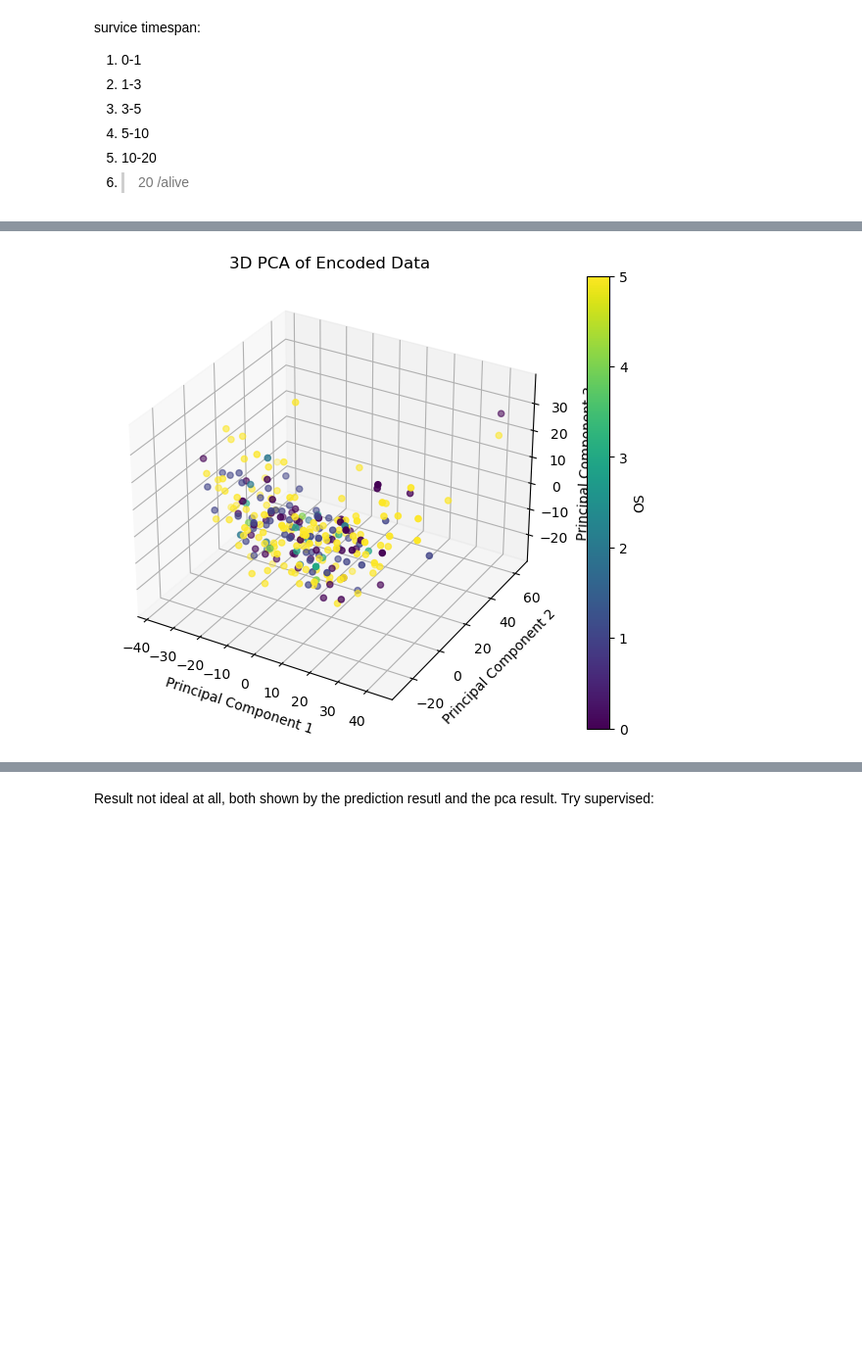
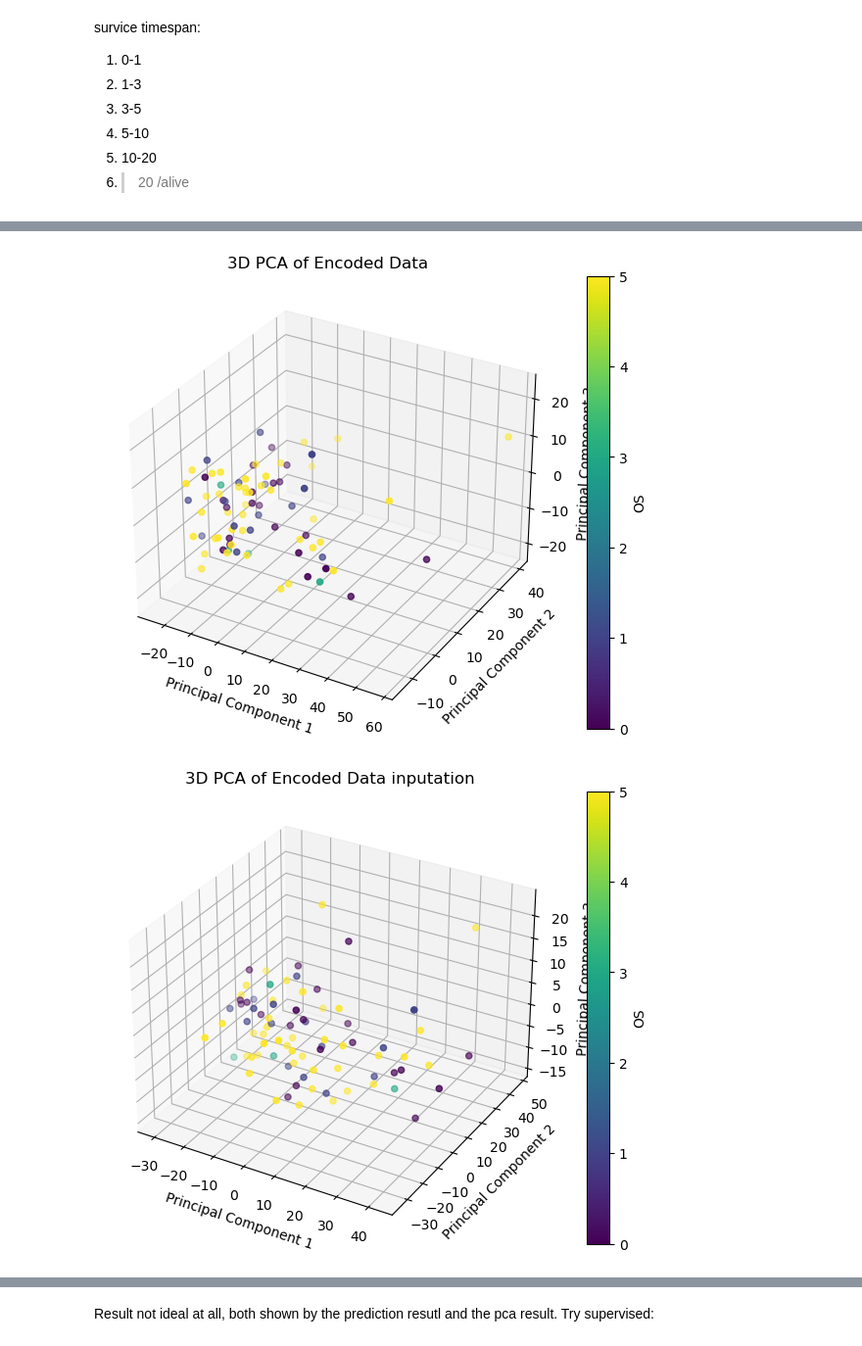
Before and after one commit to smgjch/HSAE, a Jupyter notebook: dataProcess.ipynb, the cells around one changed output, grey strips where cells are left out. Shown at 98% size. Saved outputs shown, nothing was run; the diff lists cells and outputs as text; code cells hidden in the pictures; blank space fills up the shorter version.

```diff
--- a/dataProcess.ipynb
+++ b/dataProcess.ipynb
@@ -273,11 +360,12 @@ WARNING:tensorflow:From C:\Users\JCH\AppData\Roaming\Python\Python311\site-packa
 # %%
 merged_df = merged_df.drop('case_submitter_id', axis=1)
+merged_df = merged_df.drop('ajcc_pathologic_stage', axis=1)
 other = merged_df.columns.drop("days_to_death")
 X_train, X_test, y_train, y_test = train_test_split(merged_df[other], merged_df["days_to_death"],
                                                     train_size=0.75,
                                                     random_state=1)
 # %%
-merged_df_no_inputation = merged_df_no_inputation.drop('case_submitter_id', axis=1)
+merged_df_no_inputation = merged_df.drop(columns, axis=1)
 other = merged_df_no_inputation.columns.drop("days_to_death")
 X_train_no_inputation, X_test_no_inputation, y_train_no_inputation, y_test_no_inputation = train_test_split(merged_df_no_inputation[other], merged_df_no_inputation["days_to_death"],
                                                     train_size=0.75,
@@ -325,6 +401,7 @@ bottleneck = Dense(6, activation='relu')(encoder)
 # Define the decoder (mirror the encoder)
 decoder = Dense(32, activation='relu')(bottleneck)
 decoder = Dense(64, activation='relu')(decoder)
+encoder_model= Model(inputs=input_layer, outputs=bottleneck)
 
 # Output layer
 output_layer = Dense(n_features, activation='sigmoid')(decoder)
@@ -448,5 +519,7 @@ def map_years_to_group(value):
         return 4
     else:  # years > 20 or alive which is nan in y
         return 5
-y_train_no_inputation = y_train_no_inputation.apply(map_years_to_group)
-y_train_no_inputation
+y_test_no_inputation = y_test_no_inputation.apply(map_years_to_group)
+y_test = y_test.apply(map_years_to_group)
+encoded_no_inputation = encoder_model_noIpt.predict(X_test_no_inputation)
+encoded_protein = encoder_model.predict(X_test)
@@ -472,20 +550,25 @@ plt.show()
 # %%
-pca = PCA(n_components=3)  # Reduce to 2 dimensions
-reduced_data = pca.fit_transform(encoded_no_inputation)
+pca = PCA(n_components=3)  # Reduce to 3 dimensions
+reduced_data_no_inputation = pca.fit_transform(encoded_no_inputation)
+reduced_data = pca.fit_transform(encoded_protein)
 
+def plot_3d_pca(reduced_data,inputation,labelc):
 # The first and second PCA components will serve as your x and y axes
-x = reduced_data[:, 0]
-y = reduced_data[:, 1]
-z = reduced_data[:, 2]
-fig =plt.figure(figsize=(8, 6))
+    x = reduced_data[:, 0]
+    y = reduced_data[:, 1]
+    z = reduced_data[:, 2]
+    fig =plt.figure(figsize=(8, 6))
 
-ax = fig.add_subplot(111, projection='3d')
-scatter = ax.scatter(x, y, z, c=y_train_no_inputation, cmap='viridis', depthshade=True)
-ax.set_title('3D PCA of Encoded Data')
-ax.set_xlabel('Principal Component 1')
-ax.set_ylabel('Principal Component 2')
-ax.set_zlabel('Principal Component 3')
-plt.colorbar(scatter, label='OS')
-plt.show()
+    ax = fig.add_subplot(111, projection='3d')
+    scatter = ax.scatter(x, y, z, c=labelc, cmap='viridis', depthshade=True)
+    ax.set_title('3D PCA of Encoded Data '+inputation)
+    ax.set_xlabel('Principal Component 1')
+    ax.set_ylabel('Principal Component 2')
+    ax.set_zlabel('Principal Component 3')
+    plt.colorbar(scatter, label='OS')
+    plt.show()
+plot_3d_pca(reduced_data_no_inputation,"", y_test_no_inputation)
+plot_3d_pca(reduced_data,"inputation",y_test)
 # %% [output]
-[figure, old version]
+[figure, new version]
+[figure, added]
```
Also changed, not shown: parts of 35 cells of this notebook, 5 other files.
